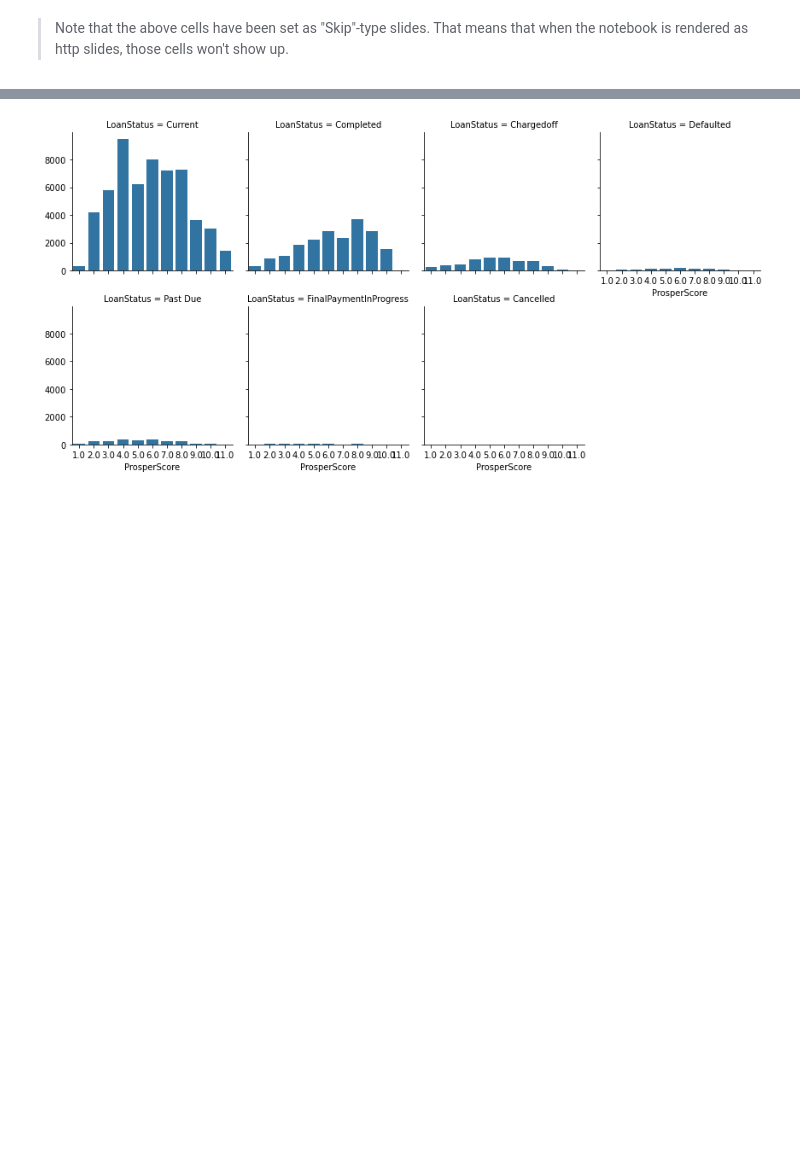
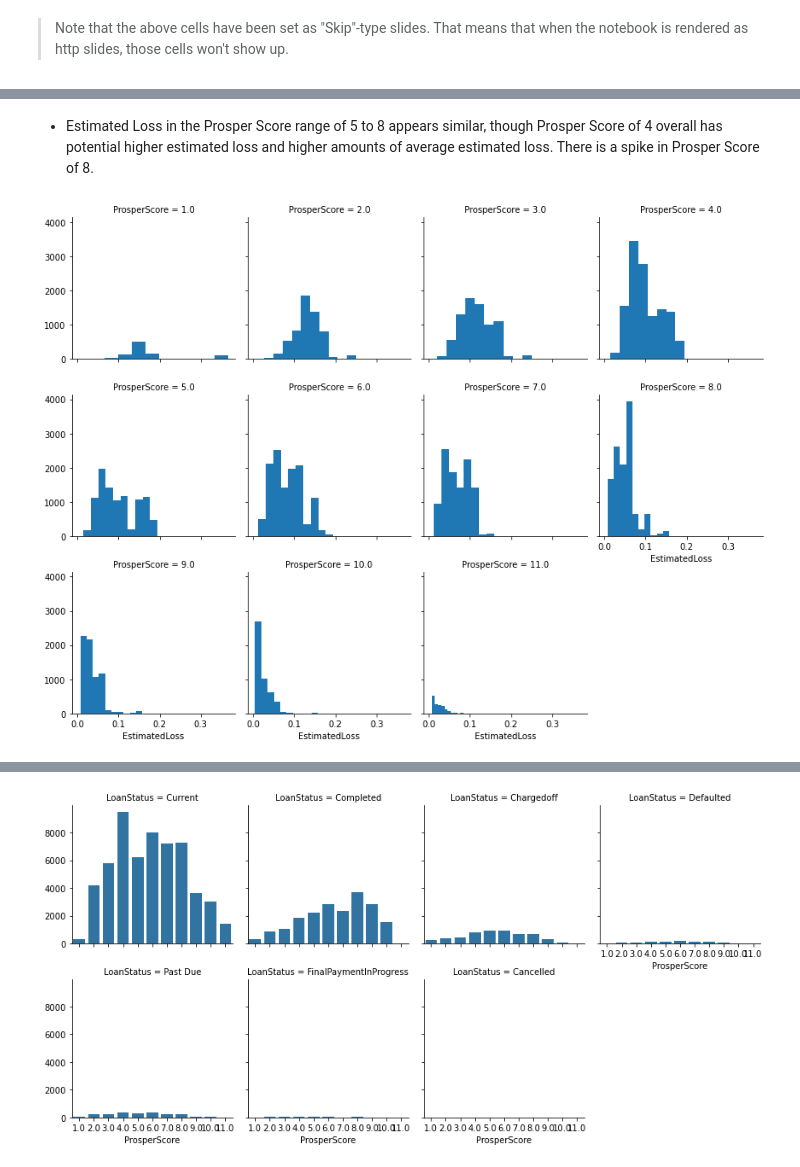
Before and after one commit to verispp/Udacity-communicate-data-findings, a Jupyter notebook: slide_deck_template.ipynb, the cells around one changed output, grey strips where cells are left out. Saved outputs shown, nothing was run; the diff lists cells and outputs as text; code cells hidden in the pictures; blank space fills up the shorter version.

```diff
--- a/slide_deck_template.ipynb
+++ b/slide_deck_template.ipynb
@@ -58,0 +48,7 @@ the next cell, as a sub-slide type. Make sure your visualizations are polished!
+# %% [markdown]
+* Estimated Loss in the Prosper Score range of 5 to 8 appears similar, though Prosper Score of 4 overall has potential higher estimated loss and higher amounts of average estimated loss. There is a spike in Prosper Score of 8.
+# %%
+g = sns.FacetGrid(data = loans, col = 'ProsperScore', col_wrap=4, margin_titles=True)
+g.map(plt.hist, "EstimatedLoss");
+# %% [output]
+[figure, added]
```
Also changed, not shown: parts of 14 cells of this notebook, 1 other file.
